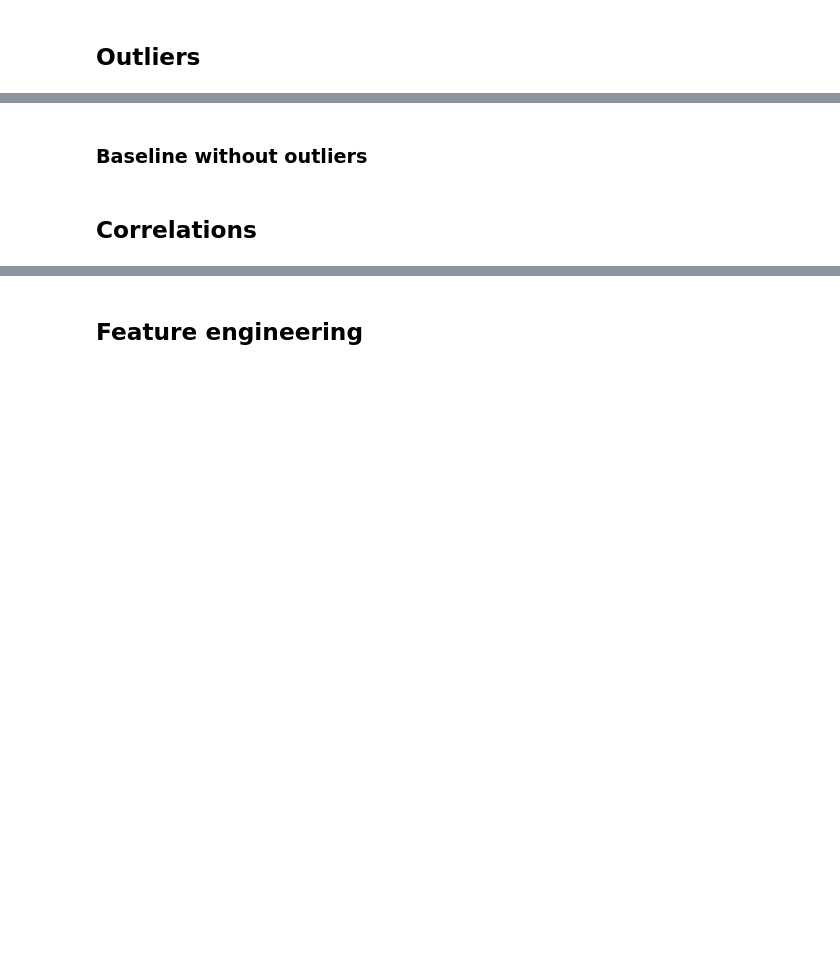
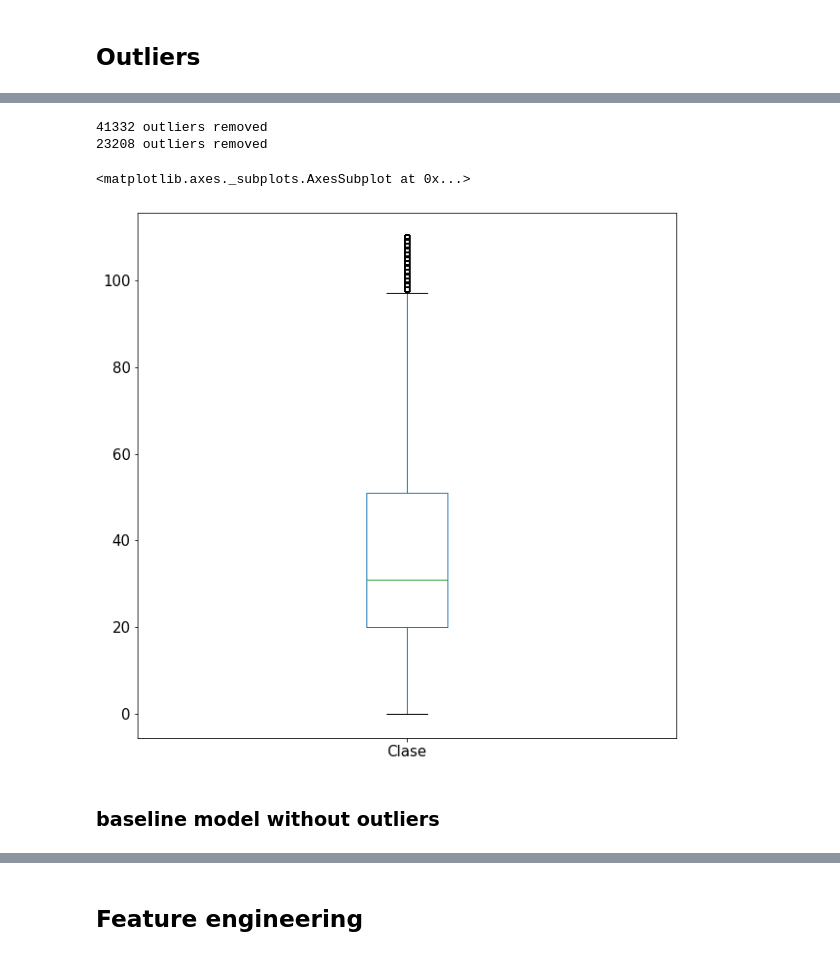
Before and after one commit to tommychum/datathon, a Jupyter notebook: ML_pipeline.ipynb, the cells around one changed output, grey strips where cells are left out. Drawn from its saved outputs; the diff is of its cells as text; code cells hidden in the pictures; blank space fills up the shorter version.

```diff
--- a/ML_pipeline.ipynb
+++ b/ML_pipeline.ipynb
@@ -256,20 +278,10 @@ dtype: int64
 # %%
-def remove_outlier(df_in, col_name, coef):
+def remove_outlier(df_in, col_name):
     q1 = df_in[col_name].quantile(0.25)
     q3 = df_in[col_name].quantile(0.75)
     iqr = q3-q1 #Interquartile range
-    fence_low  = q1-coef*iqr
-    fence_high = q3+coef*iqr
+    fence_low  = q1-1.5*iqr
+    fence_high = q3+1.5*iqr
     df_out = df_in.loc[(df_in[col_name] > fence_low) & (df_in[col_name] < fence_high)]
     print("{} outliers removed".format(len(df_in)-len(df_out)))
     return df_out
-
-outlier_free_dataset = training # Only the training data
-
-for (columnName, _) in outlier_free_dataset.iteritems():
-    if columnName in numerical_cols: # IS numeric
-        print("Analyzing outliers of column: {}".format(columnName))
-        plt.figure(figsize=(10,10))
-        outlier_free_dataset.boxplot([columnName], grid=False, fontsize=15, whis=3)
-        outlier_free_dataset = remove_outlier(outlier_free_dataset,columnName, 3)
-        plt.show()
@@ -289,2 +288,15 @@ Analyzing outliers of column: Longitud
+# %%
+training = remove_outlier(training,'Clase')
+
+training = remove_outlier(training,'ValorClase')
+# %% [output]
+41332 outliers removed
+23208 outliers removed
+# %%
+plt.figure(figsize=(10,10))
+training.boxplot(['Clase'], grid=False, fontsize=15)
+# %% [output]
+<matplotlib.axes._subplots.AxesSubplot at 0x...>
+[figure, added]
 # %% [markdown]
-### Baseline without outliers
+### baseline model without outliers
@@ -301,2 +302,0 @@ results_df
-# %% [markdown]
-## Correlations
```
Also changed, not shown: parts of 61 cells of this notebook, 5 other files.
